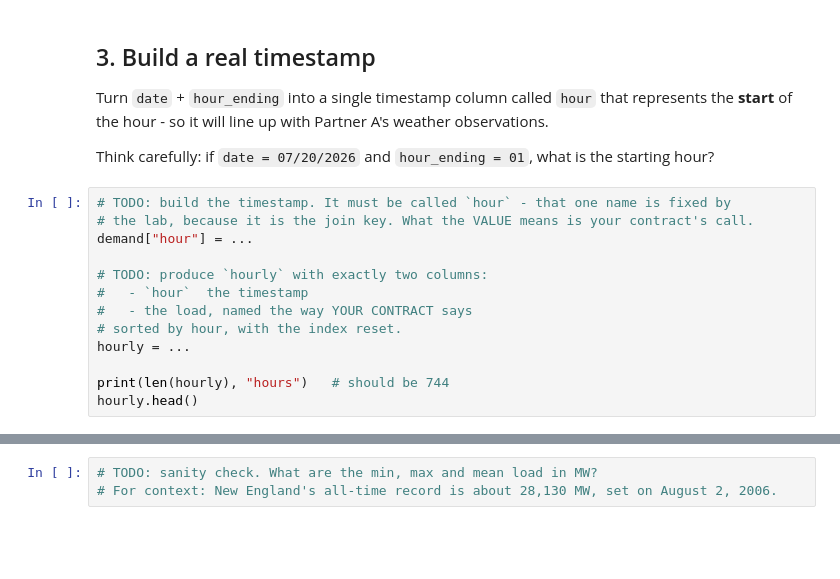
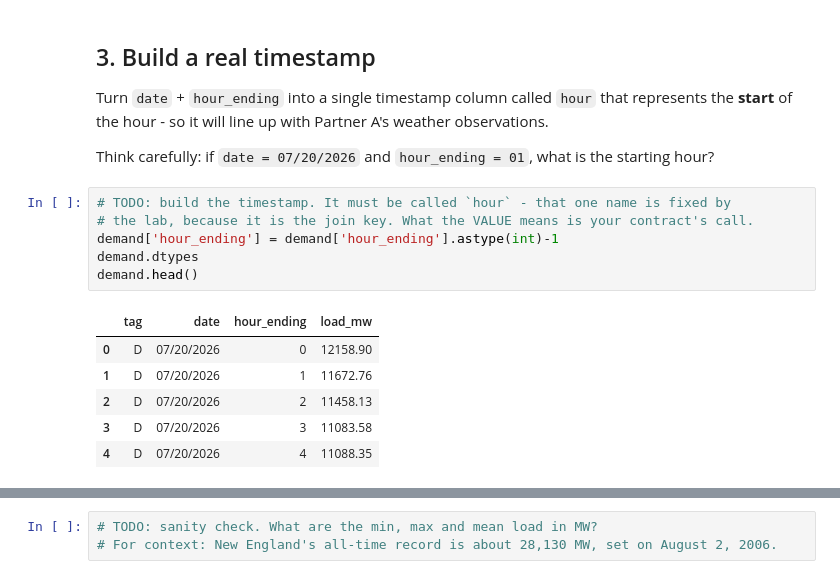
Before and after one commit to praveen1619/opim5512-qyj25002-jpe03001-hartford, a Jupyter notebook: Lab1_B_Demand_Starter.ipynb, the cells around one changed output, grey strips where cells are left out. Cells and saved outputs as stored; diff of their text form; blank space fills up the shorter version.

```diff
--- a/Lab1_B_Demand_Starter.ipynb
+++ b/Lab1_B_Demand_Starter.ipynb
@@ -79,13 +105,13 @@ Think carefully: if `date = 07/20/2026` and `hour_ending = 01`, what is the star
 # %%
 # TODO: build the timestamp. It must be called `hour` - that one name is fixed by
 # the lab, because it is the join key. What the VALUE means is your contract's call.
-demand["hour"] = ...
-
-# TODO: produce `hourly` with exactly two columns:
-#   - `hour`  the timestamp
-#   - the load, named the way YOUR CONTRACT says
-# sorted by hour, with the index reset.
-hourly = ...
-
-print(len(hourly), "hours")   # should be 744
-hourly.head()
+demand['hour_ending'] = demand['hour_ending'].astype(int)-1
+demand.dtypes
+demand.head()
+# %% [output]
+|  | tag | date | hour_ending | load_mw |
+| 0 | D | 07/20/2026 | 0 | 12158.90 |
+| 1 | D | 07/20/2026 | 1 | 11672.76 |
+| 2 | D | 07/20/2026 | 2 | 11458.13 |
+| 3 | D | 07/20/2026 | 3 | 11083.58 |
+| 4 | D | 07/20/2026 | 4 | 11088.35 |
```
Also changed, not shown: parts of 6 cells of this notebook.
